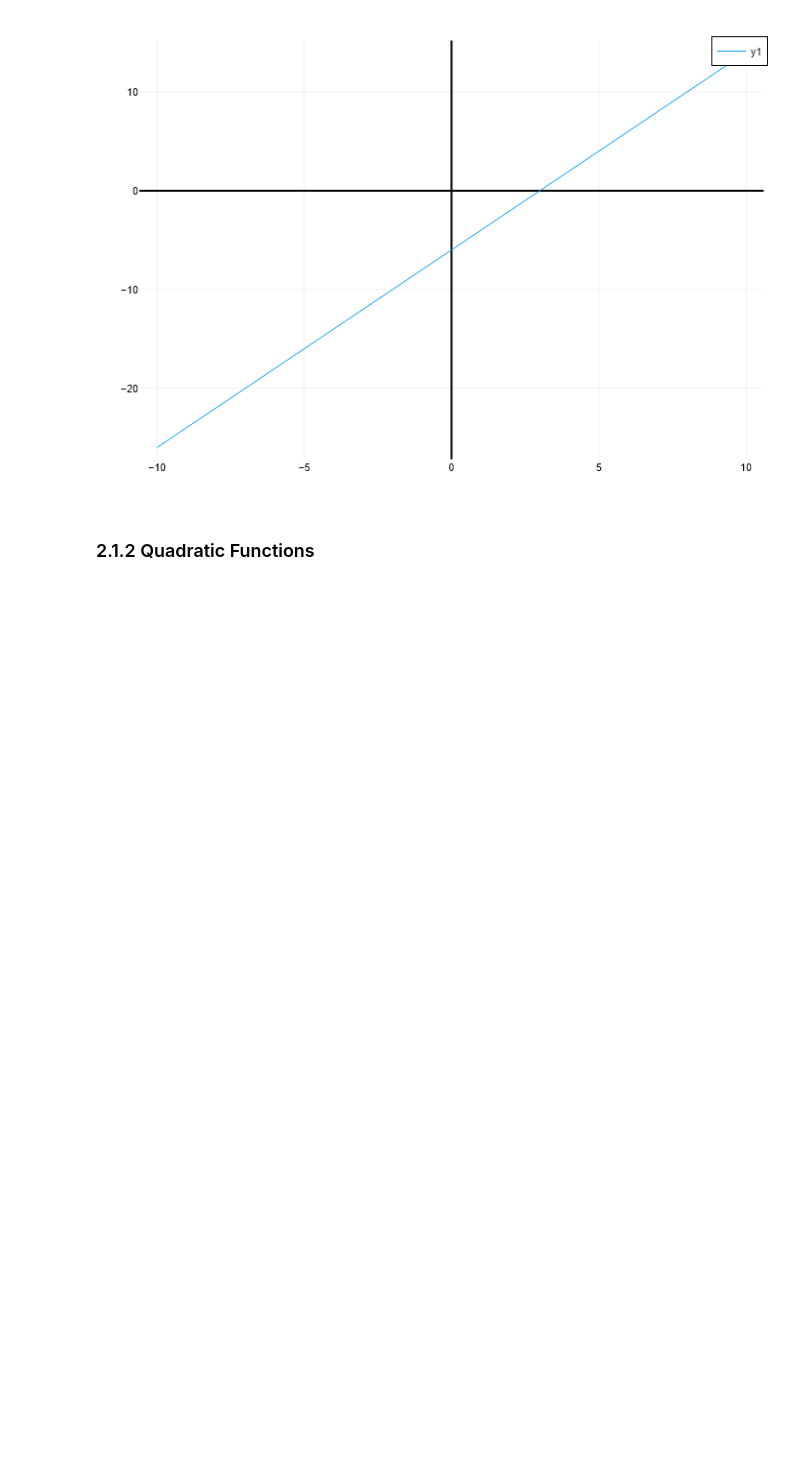
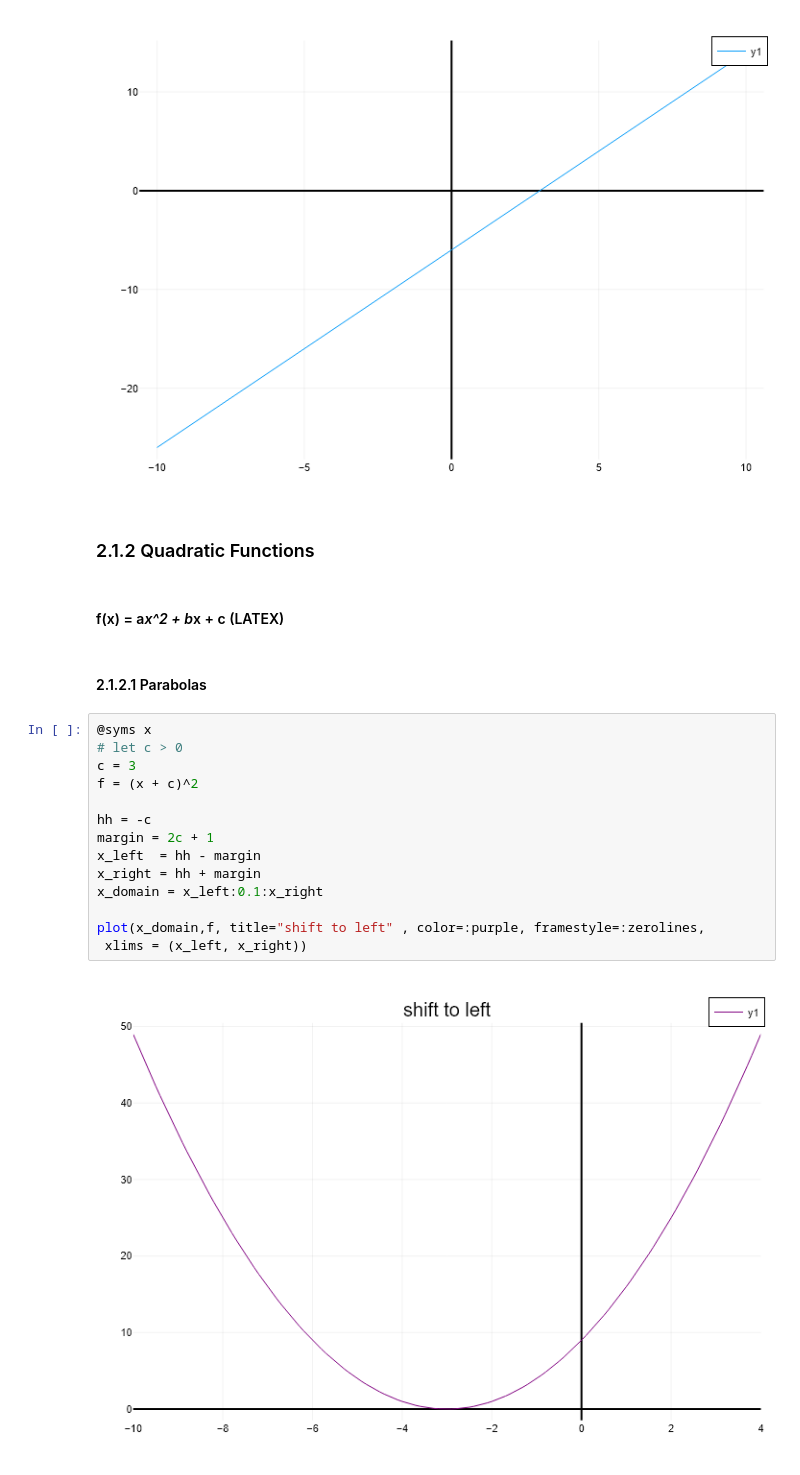
Before and after one commit to p-220w/Julia-Scientific-Modeling, a Jupyter notebook: 01_Mathematics/Module_02_Beta.ipynb, the cells around one changed output. Drawn from its saved outputs; the diff is of its cells as text; blank space fills up the shorter version.

```diff
--- a/01_Mathematics/Module_02_Beta.ipynb
+++ b/01_Mathematics/Module_02_Beta.ipynb
@@ -105,3 +103,23 @@ plot(x,h,framestyle=:zerolines )
 [figure]
 # %% [markdown]
 ### 2.1.2 Quadratic Functions
+# %% [markdown]
+#### f(x) = a*x^2 + b*x + c (LATEX)
+# %% [markdown]
+#### 2.1.2.1 Parabolas
+# %%
+@syms x
+# let c > 0
+c = 3
+f = (x + c)^2
+
+hh = -c
+margin = 2c + 1
+x_left  = hh - margin
+x_right = hh + margin
+x_domain = x_left:0.1:x_right
+
+plot(x_domain,f, title="shift to left" , color=:purple, framestyle=:zerolines,
+ xlims = (x_left, x_right))
+# %% [output]
+[figure, added]
```
Also changed, not shown: parts of 3 cells of this notebook.
